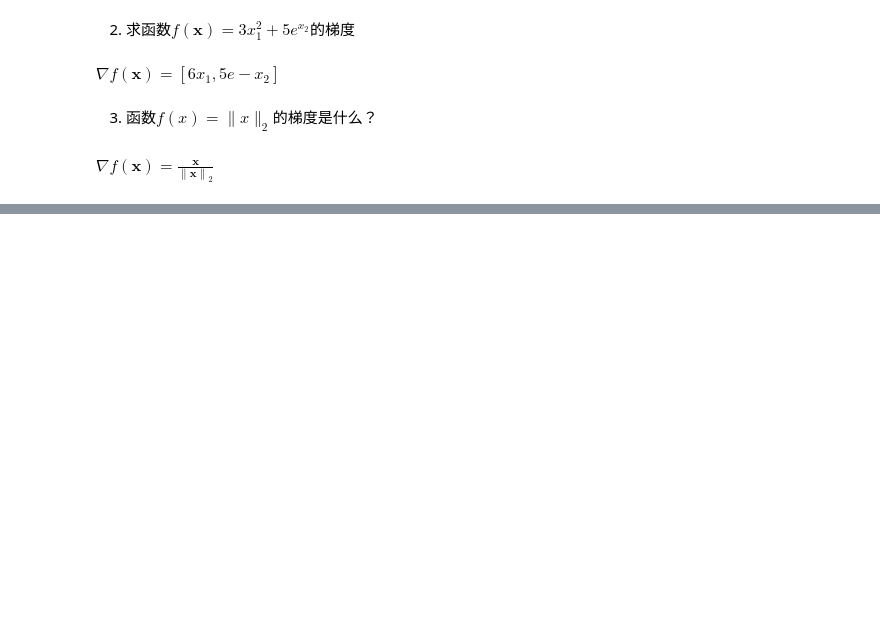
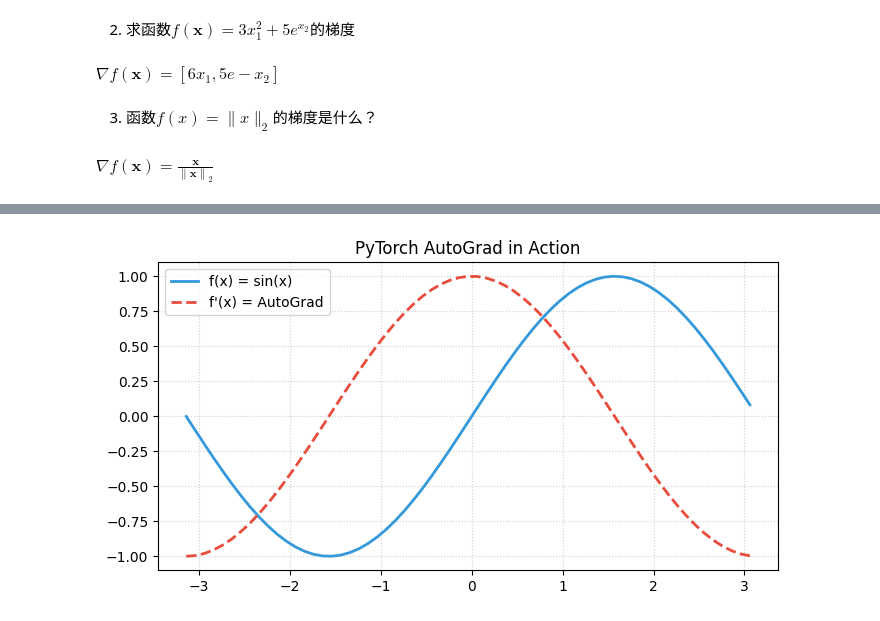
Before and after one commit to duanzhijian200443/d2l-pytorch-notes, a Jupyter notebook: d2l_chapter2_prelim.ipynb, the cells around one changed output, grey strips where cells are left out. Drawn from its saved outputs; the diff is of its cells as text; code cells hidden in the pictures; blank space fills up the shorter version.

```diff
--- a/d2l_chapter2_prelim.ipynb
+++ b/d2l_chapter2_prelim.ipynb
@@ -638,0 +794,4 @@ $\nabla f(\mathbf{x})=\frac{\mathbf{x}}{\mathbf{∥x∥}_2}$
+# %%
+x=torch.arange(-3.14,3.14,0.1,requires_grad=True)
+y=torch.sin(x)
+y.sum().backward()
@@ -638,0 +809,23 @@ $\nabla f(\mathbf{x})=\frac{\mathbf{x}}{\mathbf{∥x∥}_2}$
+# %%
+import matplotlib.pyplot as plt
+
+# 【工程铁律】：张量画图前，必须先物理剥离计算图 (detach)，再降级为 numpy 数组
+x_np = x.detach().numpy()
+y_np = y.detach().numpy()
+grad_np = x.grad.numpy() # x.grad 是纯数据，默认没有计算图，但最好养成习惯也 detach 一下
+
+# 设置画图画布
+plt.figure(figsize=(8, 4))
+
+# 画出正向传播的函数曲线 f(x) = sin(x)
+plt.plot(x_np, y_np, label='f(x) = sin(x)', color='#3498db', linewidth=2)
+
+# 画出自动微分算出来的梯度曲线（预期它应该是 cos(x) 的形状）
+plt.plot(x_np, grad_np, label="f'(x) = AutoGrad", color='#e74c3c', linestyle='--', linewidth=2)
+
+plt.legend()
+plt.grid(True, linestyle=':', alpha=0.6)
+plt.title("PyTorch AutoGrad in Action")
+plt.show()
+# %% [output]
+[figure, added]
```
Also changed, not shown: parts of 18 cells of this notebook.
